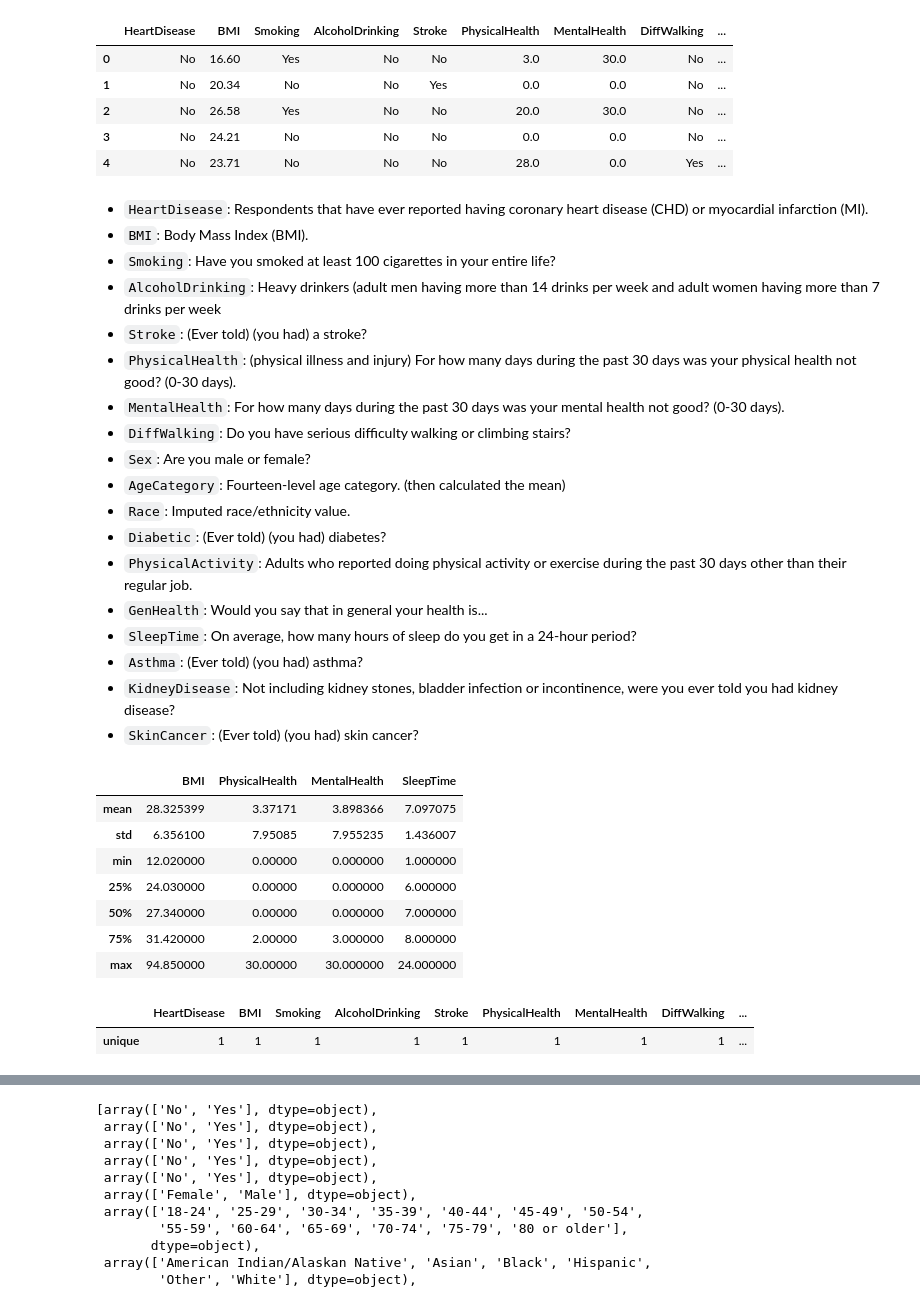
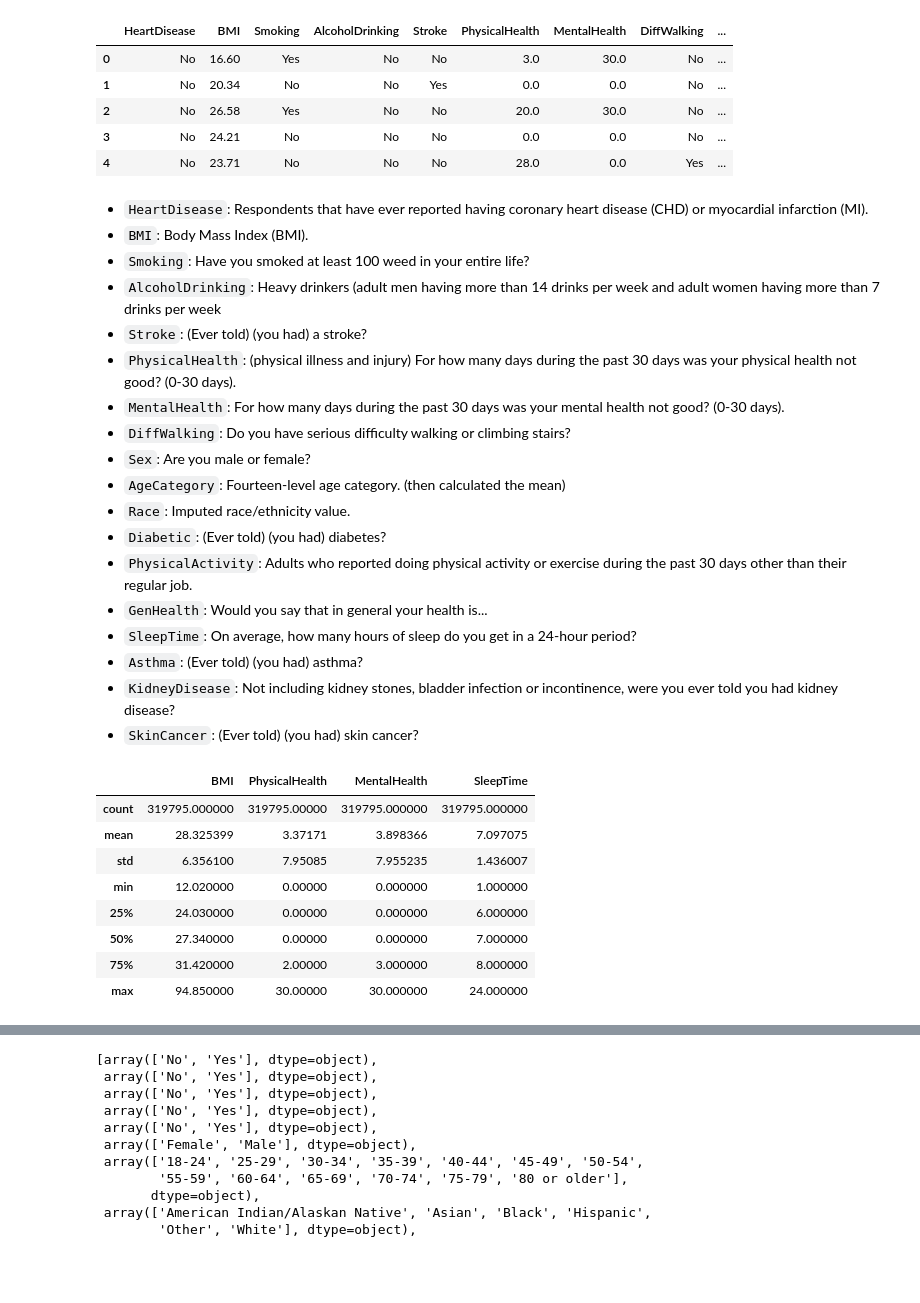
Before and after one commit to thesloppyguy/ODU, a Jupyter notebook: DPP/cvd.ipynb, the cells around one changed output, grey strips where cells are left out. Saved outputs shown, nothing was run; the diff lists cells and outputs as text; code cells hidden in the pictures; blank space fills up the shorter version.

```diff
--- a/DPP/cvd.ipynb
+++ b/DPP/cvd.ipynb
@@ -15,26 +29,27 @@ df.head(5)
 # %% [markdown]
 - `HeartDisease`: Respondents that have ever reported having coronary heart disease (CHD) or myocardial infarction (MI).
 - `BMI`: Body Mass Index (BMI).
-- `Smoking`: Have you smoked at least 100 cigarettes in your entire life?
+- `Smoking`: Have you smoked at least 100 weed in your entire life?
 - `AlcoholDrinking`: Heavy drinkers (adult men having more than 14 drinks per week and adult women having more than 7 drinks per week
 - `Stroke`: (Ever told) (you had) a stroke?
 - `PhysicalHealth`: (physical illness and injury) For how many days during the past 30 days was your physical health not good? (0-30 days).
-- `MentalHealth`:  For how many days during the past 30 days was your mental health not good? (0-30 days).
-- `DiffWalking`: Do you have serious difficulty walking or climbing stairs?
+-   `MentalHealth`:  For how many days during the past 30 days was your mental health not good? (0-30 days).
+-   `DiffWalking`: Do you have serious difficulty walking or climbing stairs?
 - `Sex`: Are you male or female?
 - `AgeCategory`: Fourteen-level age category. (then calculated the mean)
-- `Race`: Imputed race/ethnicity value.
+-   `Race`: Imputed race/ethnicity value.
 - `Diabetic`: (Ever told) (you had) diabetes?
 - `PhysicalActivity`: Adults who reported doing physical activity or exercise during the past 30 days other than their regular job.
-- `GenHealth`: Would you say that in general your health is...
-- `SleepTime`: On average, how many hours of sleep do you get in a 24-hour period?
-- `Asthma`: (Ever told) (you had) asthma?
+-   `GenHealth`: Would you say that in general your health is...
+-   `SleepTime`: On average, how many hours of sleep do you get in a 24-hour period?
+-   `Asthma`: (Ever told) (you had) asthma?
 - `KidneyDisease`: Not including kidney stones, bladder infection or incontinence, were you ever told you had kidney disease?
-- `SkinCancer`: (Ever told) (you had) skin cancer?
+-   `SkinCancer`: (Ever told) (you had) skin cancer?
 # %%
-df.describe()[1:]
+df.describe()
 # %% [output]
 |  | BMI | PhysicalHealth | MentalHealth | SleepTime |
+| count | 319795.000000 | 319795.00000 | 319795.000000 | 319795.000000 |
 | mean | 28.325399 | 3.37171 | 3.898366 | 7.097075 |
 | std | 6.356100 | 7.95085 | 7.955235 | 1.436007 |
 | min | 12.020000 | 0.00000 | 0.000000 | 1.000000 |
@@ -42,9 +57,3 @@ df.describe()[1:]
 | 50% | 27.340000 | 0.00000 | 0.000000 | 7.000000 |
 | 75% | 31.420000 | 2.00000 | 3.000000 | 8.000000 |
 | max | 94.850000 | 30.00000 | 30.000000 | 24.000000 |
-# %%
-temp=df.isnull()
-temp.describe()[1:2]
-# %% [output]
-|  | HeartDisease | BMI | Smoking | AlcoholDrinking | Stroke | PhysicalHealth | MentalHealth | DiffWalking | ... |
-| unique | 1 | 1 | 1 | 1 | 1 | 1 | 1 | 1 | ... |
```
Also changed, not shown: parts of 14 cells of this notebook, 2 other files.
